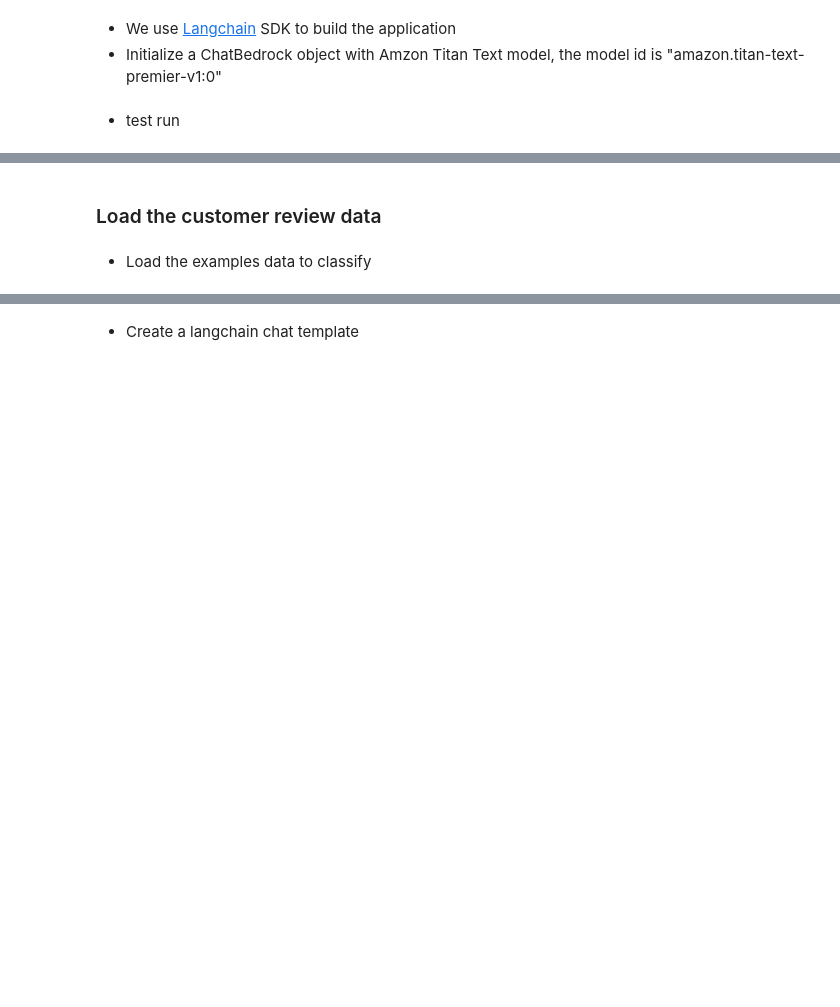
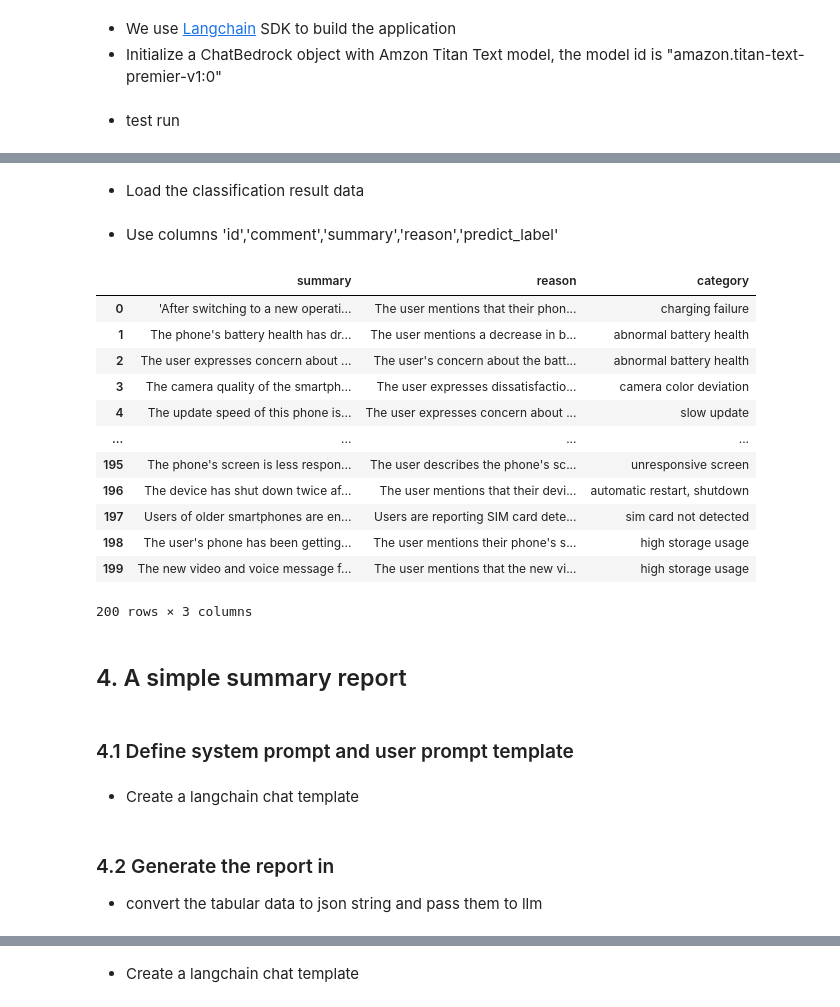
Before and after one commit to aws-samples/voice-of-customer-classification-for-retail-with-amazon-titan, a Jupyter notebook: lab_4.ipynb, the cells around one changed output, grey strips where cells are left out. Drawn from its saved outputs; the diff is of its cells as text; code cells hidden in the pictures; blank space fills up the shorter version.

```diff
--- a/lab_4.ipynb
+++ b/lab_4.ipynb
@@ -45,4 +51,2 @@ AIMessage(content='Je suis amoureux de la programmation.', additional_kwargs={'u
-# %% [markdown]
-### Load the customer review data
 # %% [markdown]
-- Load the examples data to classify
+- Load the classification result data
@@ -48,0 +60,23 @@ AIMessage(content='Je suis amoureux de la programmation.', additional_kwargs={'u
+# %% [markdown]
+- Use columns 'id','comment','summary','reason','predict_label'
+# %%
+results = raw_data[['summary','reason','predict_label']].rename(columns={'predict_label':'category'})
+results
+# %% [output]
+|  | summary | reason | category |
+| 0 | 'After switching to a new operati... | The user mentions that their phon... | charging failure |
+| 1 | The phone's battery health has dr... | The user mentions a decrease in b... | abnormal battery health |
+| 2 | The user expresses concern about ... | The user's concern about the batt... | abnormal battery health |
+| 3 | The camera quality of the smartph... | The user expresses dissatisfactio... | camera color deviation |
+| 4 | The update speed of this phone is... | The user expresses concern about ... | slow update |
+| ... | ... | ... | ... |
+| 195 | The phone's screen is less respon... | The user describes the phone's sc... | unresponsive screen |
+| 196 | The device has shut down twice af... | The user mentions that their devi... | automatic restart, shutdown |
+| 197 | Users of older smartphones are en... | Users are reporting SIM card dete... | sim card not detected |
+| 198 | The user's phone has been getting... | The user mentions their phone's s... | high storage usage |
+| 199 | The new video and voice message f... | The user mentions that the new vi... | high storage usage |
+200 rows × 3 columns
+# %% [markdown]
+## 4. A simple summary report
+# %% [markdown]
+### 4.1 Define system prompt and user prompt template
@@ -48,0 +102,2 @@ AIMessage(content='Je suis amoureux de la programmation.', additional_kwargs={'u
+# %% [markdown]
+- Create a langchain chat template
@@ -48,0 +109,3 @@ AIMessage(content='Je suis amoureux de la programmation.', additional_kwargs={'u
+# %% [markdown]
+### 4.2 Generate the report in
+- convert the tabular data to json string and pass them to llm
```
Also changed, not shown: parts of 20 cells of this notebook, 1 other file.
